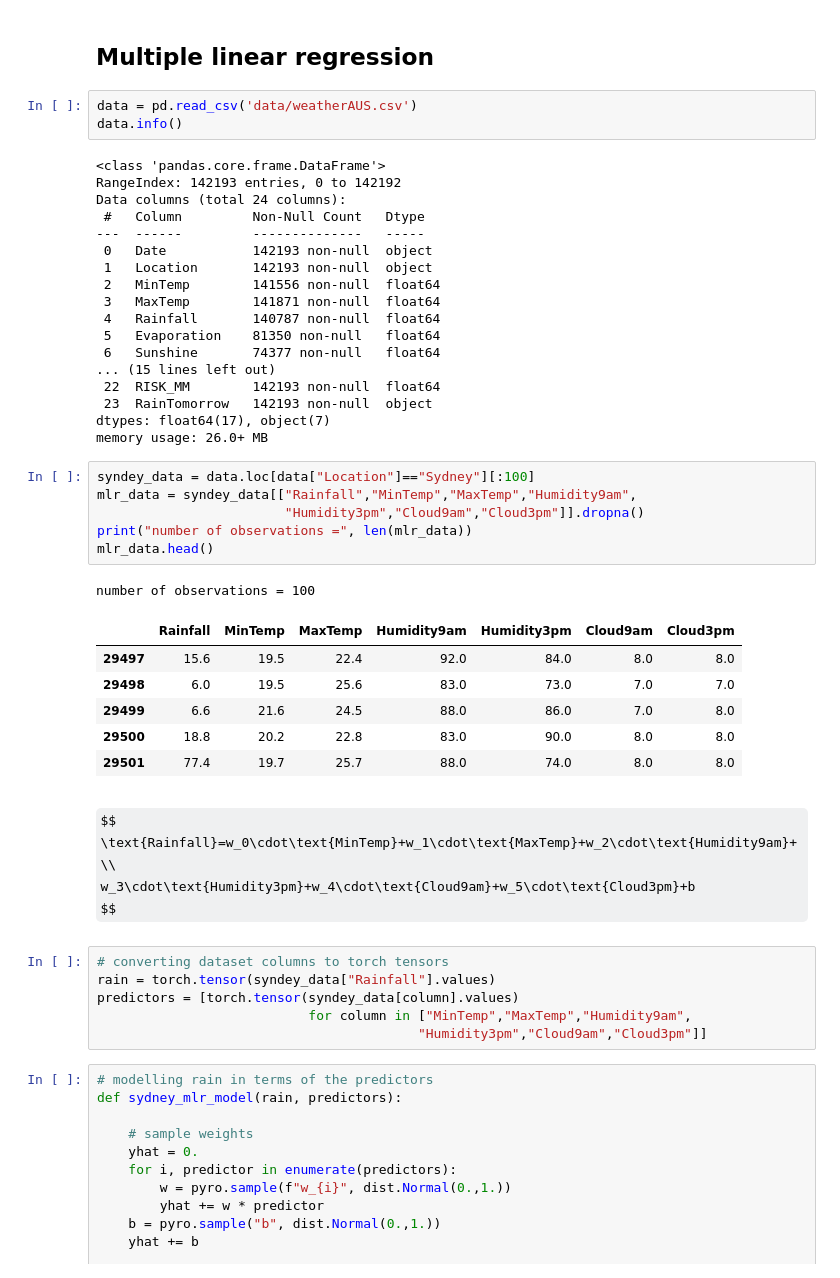
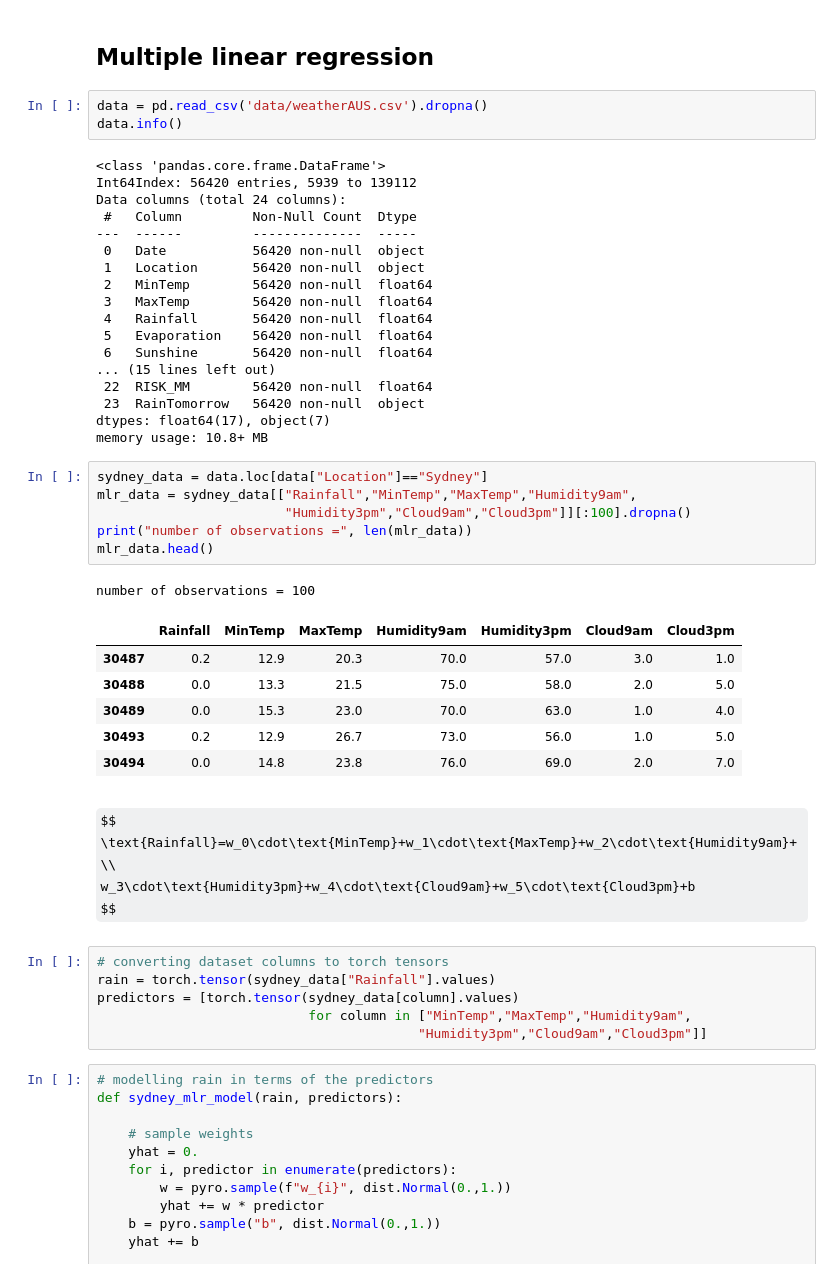
Before and after one commit to ginevracoal/statistical-machine-learning, a Jupyter notebook: notebooks/05_bayesian_regression_classification.ipynb, the cells around one changed output. Drawn from its saved outputs; the diff is of its cells as text; some formulas as TeX source.

```diff
--- a/notebooks/05_bayesian_regression_classification.ipynb
+++ b/notebooks/05_bayesian_regression_classification.ipynb
@@ -62,40 +62,40 @@ del x,y
 # %% [markdown]
 ## Multiple linear regression
 # %%
-data = pd.read_csv('data/weatherAUS.csv')
+data = pd.read_csv('data/weatherAUS.csv').dropna()
 data.info()
 # %% [output]
 <class 'pandas.core.frame.DataFrame'>
-RangeIndex: 142193 entries, 0 to 142192
+Int64Index: 56420 entries, 5939 to 139112
 Data columns (total 24 columns):
- #   Column         Non-Null Count   Dtype
----  ------         --------------   -----
- 0   Date           142193 non-null  object
- 1   Location       142193 non-null  object
- 2   MinTemp        141556 non-null  float64
- 3   MaxTemp        141871 non-null  float64
- 4   Rainfall       140787 non-null  float64
- 5   Evaporation    81350 non-null   float64
- 6   Sunshine       74377 non-null   float64
+ #   Column         Non-Null Count  Dtype
+---  ------         --------------  -----
+ 0   Date           56420 non-null  object
+ 1   Location       56420 non-null  object
+ 2   MinTemp        56420 non-null  float64
+ 3   MaxTemp        56420 non-null  float64
+ 4   Rainfall       56420 non-null  float64
+ 5   Evaporation    56420 non-null  float64
+ 6   Sunshine       56420 non-null  float64
 ... (15 lines left out)
- 22  RISK_MM        142193 non-null  float64
- 23  RainTomorrow   142193 non-null  object
+ 22  RISK_MM        56420 non-null  float64
+ 23  RainTomorrow   56420 non-null  object
 dtypes: float64(17), object(7)
-memory usage: 26.0+ MB
+memory usage: 10.8+ MB
 # %%
-syndey_data = data.loc[data["Location"]=="Sydney"][:100]
-mlr_data = syndey_data[["Rainfall","MinTemp","MaxTemp","Humidity9am",
-                        "Humidity3pm","Cloud9am","Cloud3pm"]].dropna()
+sydney_data = data.loc[data["Location"]=="Sydney"]
+mlr_data = sydney_data[["Rainfall","MinTemp","MaxTemp","Humidity9am",
+                        "Humidity3pm","Cloud9am","Cloud3pm"]][:100].dropna()
 print("number of observations =", len(mlr_data))
 mlr_data.head()
 # %% [output]
 number of observations = 100
 |  | Rainfall | MinTemp | MaxTemp | Humidity9am | Humidity3pm | Cloud9am | Cloud3pm |
-| 29497 | 15.6 | 19.5 | 22.4 | 92.0 | 84.0 | 8.0 | 8.0 |
-| 29498 | 6.0 | 19.5 | 25.6 | 83.0 | 73.0 | 7.0 | 7.0 |
-| 29499 | 6.6 | 21.6 | 24.5 | 88.0 | 86.0 | 7.0 | 8.0 |
-| 29500 | 18.8 | 20.2 | 22.8 | 83.0 | 90.0 | 8.0 | 8.0 |
-| 29501 | 77.4 | 19.7 | 25.7 | 88.0 | 74.0 | 8.0 | 8.0 |
+| 30487 | 0.2 | 12.9 | 20.3 | 70.0 | 57.0 | 3.0 | 1.0 |
+| 30488 | 0.0 | 13.3 | 21.5 | 75.0 | 58.0 | 2.0 | 5.0 |
+| 30489 | 0.0 | 15.3 | 23.0 | 70.0 | 63.0 | 1.0 | 4.0 |
+| 30493 | 0.2 | 12.9 | 26.7 | 73.0 | 56.0 | 1.0 | 5.0 |
+| 30494 | 0.0 | 14.8 | 23.8 | 76.0 | 69.0 | 2.0 | 7.0 |
 # %% [markdown]
 
 
@@ -105,8 +105,8 @@ w_3\cdot\text{Humidity3pm}+w_4\cdot\text{Cloud9am}+w_5\cdot\text{Cloud3pm}+b
 $$
 # %%
 # converting dataset columns to torch tensors
-rain = torch.tensor(syndey_data["Rainfall"].values)
-predictors = [torch.tensor(syndey_data[column].values)
+rain = torch.tensor(sydney_data["Rainfall"].values)
+predictors = [torch.tensor(sydney_data[column].values)
                            for column in ["MinTemp","MaxTemp","Humidity9am",
                                          "Humidity3pm","Cloud9am","Cloud3pm"]]
 # %%
```
Also changed, not shown: parts of 4 cells of this notebook.
